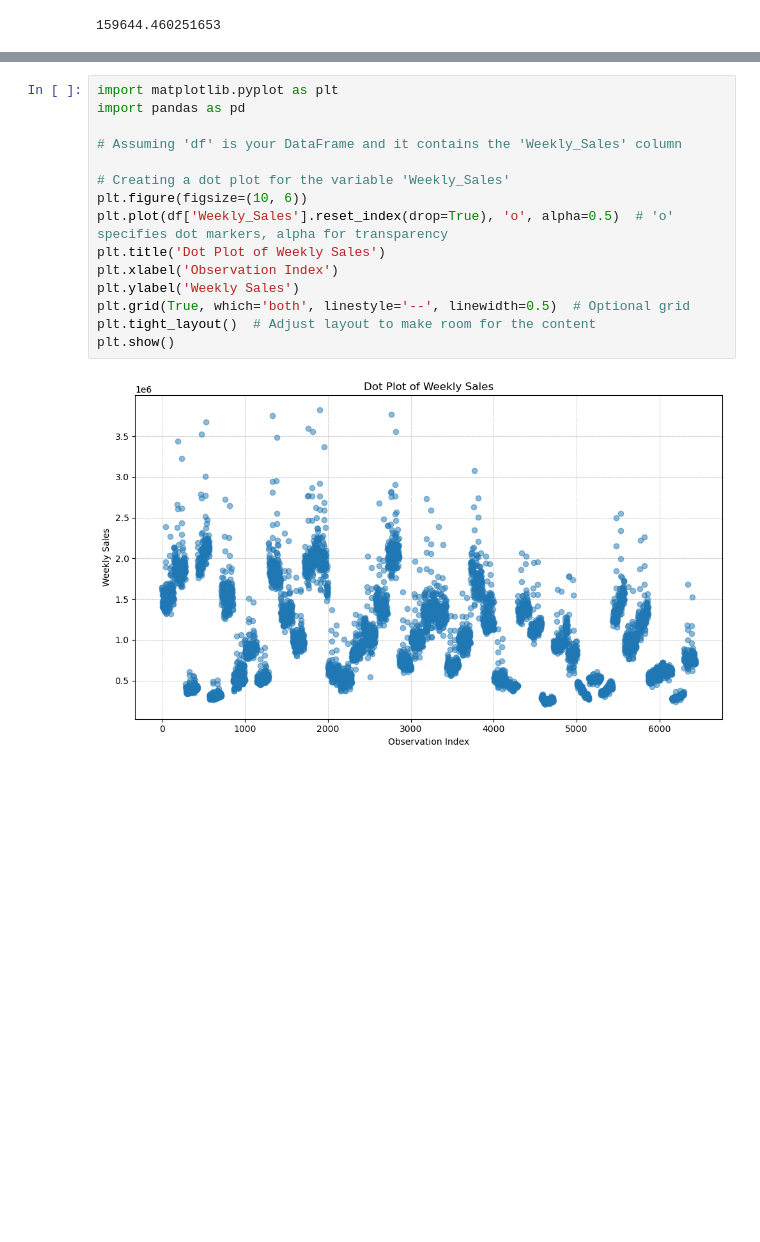
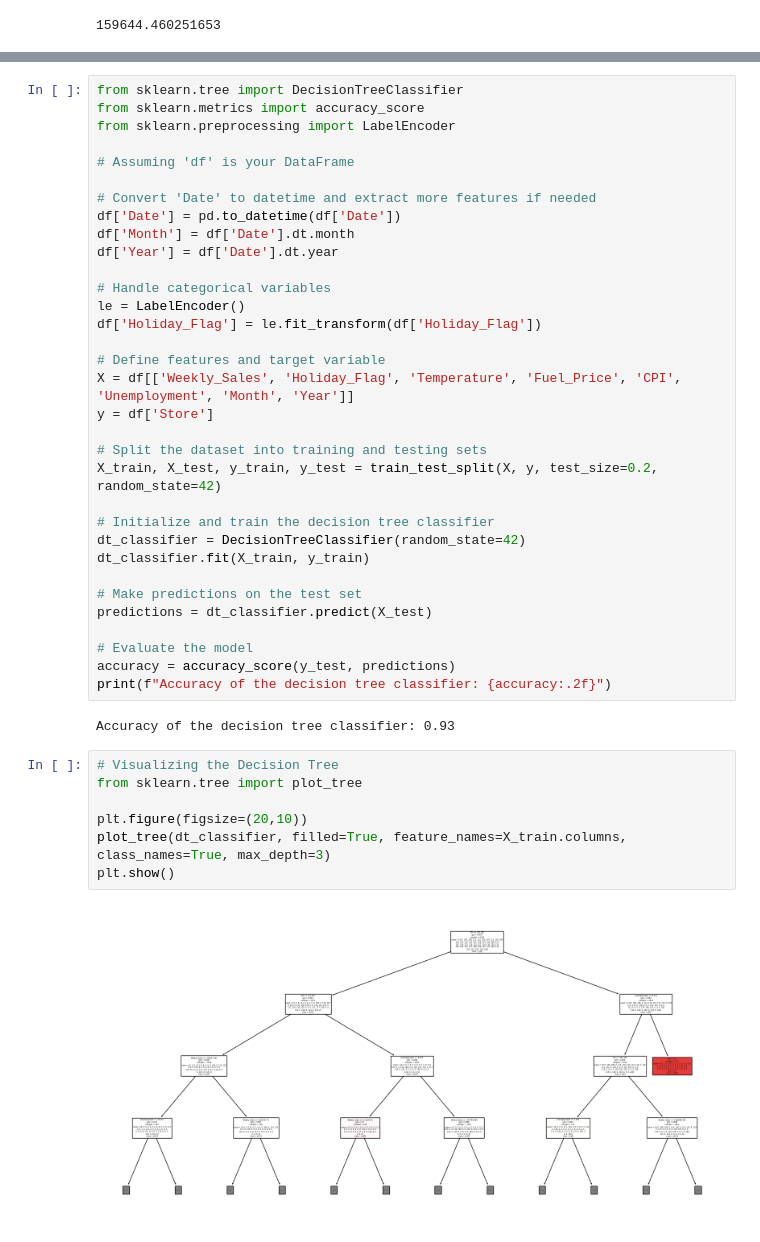
Before and after one commit to sidiquegithub/Walmark-Sales-Analysis, a Jupyter notebook: CODE/ML MODEL.ipynb, the cells around one changed output, grey strips where cells are left out. Drawn from its saved outputs; the diff is of its cells as text; blank space fills up the shorter version.

```diff
--- a/CODE/ML MODEL.ipynb
+++ b/CODE/ML MODEL.ipynb
@@ -363,17 +394,44 @@ plt.show()
-# %%
-import matplotlib.pyplot as plt
-import pandas as pd
-
-# Assuming 'df' is your DataFrame and it contains the 'Weekly_Sales' column
-
-# Creating a dot plot for the variable 'Weekly_Sales'
-plt.figure(figsize=(10, 6))
-plt.plot(df['Weekly_Sales'].reset_index(drop=True), 'o', alpha=0.5)  # 'o' specifies dot markers, alpha for transparency
-plt.title('Dot Plot of Weekly Sales')
-plt.xlabel('Observation Index')
-plt.ylabel('Weekly Sales')
-plt.grid(True, which='both', linestyle='--', linewidth=0.5)  # Optional grid
-plt.tight_layout()  # Adjust layout to make room for the content
-plt.show()
-# %% [output]
-[figure, removed]
+# %%
+from sklearn.tree import DecisionTreeClassifier
+from sklearn.metrics import accuracy_score
+from sklearn.preprocessing import LabelEncoder
+
+# Assuming 'df' is your DataFrame
+
+# Convert 'Date' to datetime and extract more features if needed
+df['Date'] = pd.to_datetime(df['Date'])
+df['Month'] = df['Date'].dt.month
+df['Year'] = df['Date'].dt.year
+
+# Handle categorical variables
+le = LabelEncoder()
+df['Holiday_Flag'] = le.fit_transform(df['Holiday_Flag'])
+
+# Define features and target variable
+X = df[['Weekly_Sales', 'Holiday_Flag', 'Temperature', 'Fuel_Price', 'CPI', 'Unemployment', 'Month', 'Year']]
+y = df['Store']
+
+# Split the dataset into training and testing sets
+X_train, X_test, y_train, y_test = train_test_split(X, y, test_size=0.2, random_state=42)
+
+# Initialize and train the decision tree classifier
+dt_classifier = DecisionTreeClassifier(random_state=42)
+dt_classifier.fit(X_train, y_train)
+
+# Make predictions on the test set
+predictions = dt_classifier.predict(X_test)
+
+# Evaluate the model
+accuracy = accuracy_score(y_test, predictions)
+print(f"Accuracy of the decision tree classifier: {accuracy:.2f}")
+# %% [output]
+Accuracy of the decision tree classifier: 0.93
+# %%
+# Visualizing the Decision Tree
+from sklearn.tree import plot_tree
+
+plt.figure(figsize=(20,10))
+plot_tree(dt_classifier, filled=True, feature_names=X_train.columns, class_names=True, max_depth=3)
+plt.show()
+# %% [output]
+[figure, added]
```
Also changed, not shown: parts of 41 cells of this notebook.
